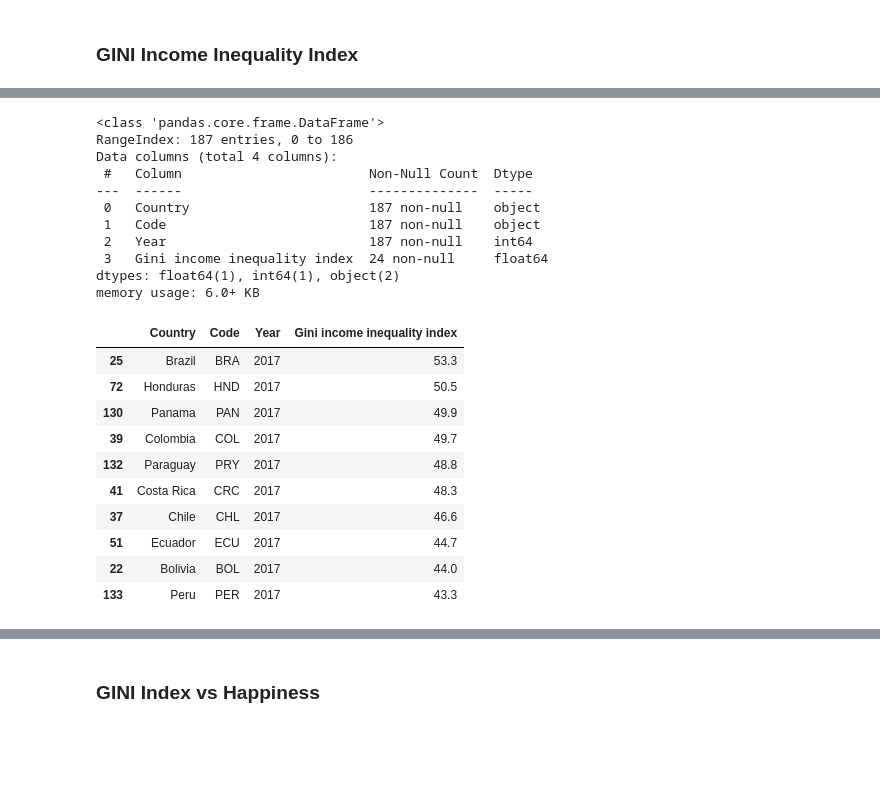
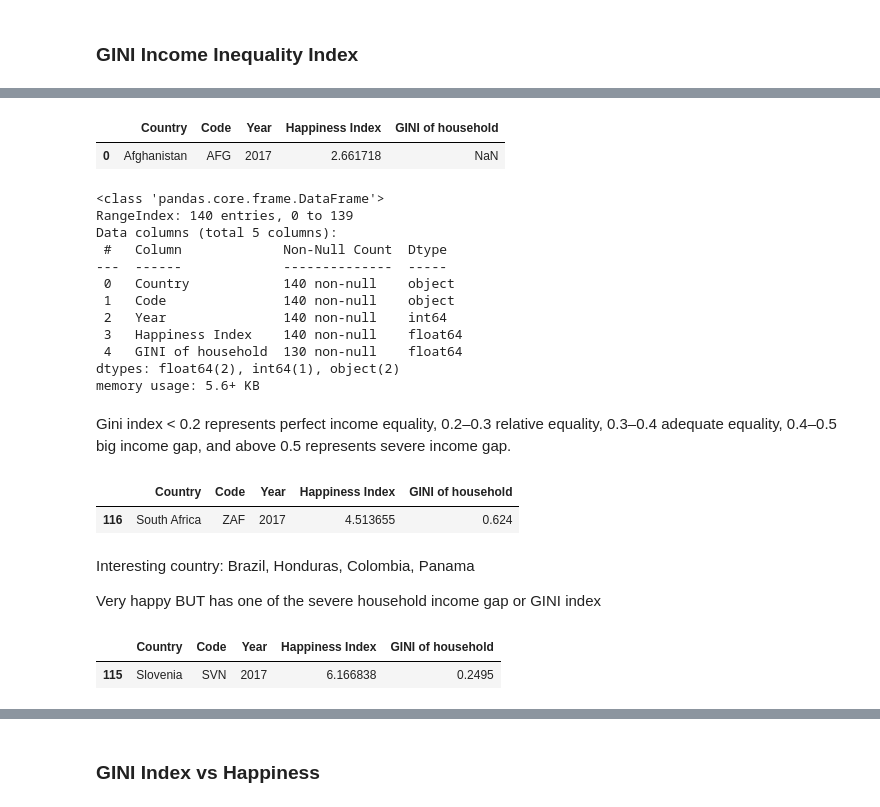
Before and after one commit to jkurtb/Suicide_squad, a Jupyter notebook: Other Variables Correlation.ipynb, the cells around one changed output, grey strips where cells are left out. Drawn from its saved outputs; the diff is of its cells as text; code cells hidden in the pictures; blank space fills up the shorter version.

```diff
--- a/Other Variables Correlation.ipynb
+++ b/Other Variables Correlation.ipynb
@@ -9,7 +28,8 @@ from scipy.stats import linregress
 ## Other Variables Data Correlation
 # %%
 # Load/Read Happiness Index or Ladder Score
-TGE_Sheri= "Data sets/TGE_Sheri.csv"
-other_2017 = pd.read_csv(TGE_Sheri)
-other_2017.head(5)
+pd.set_option('display.max_columns', None)
+TGE_Sheri_v4 = "Data sets/TGE_Sheri_v4.csv"
+other_2017 = pd.read_csv(TGE_Sheri_v4)
+other_2017.head(1)
 # %% [output]
@@ -51,5 +37,0 @@ KeyError: 'Country'
-# %%
-from functools import reduce
-data_sets2017 = [happiness_2017, other_variables2017]
-other_2017 = reduce(lambda left,right: pd.merge(left,right,on='Country'), data_sets2017)
-other_2017
@@ -68,4 +165,0 @@ GINI_2017.head(1)
-# %%
-from functools import reduce
-data_sets2017 = [happiness_2017, GINI_2017]
-other_2017 = reduce(lambda left,right: pd.merge(left,right,on='Country'), data_sets2017)
@@ -100,15 +166,22 @@ GINI_data
+# %%
+GINI_2017 = other_2017.loc[:, ['Country', 'Code', 'Year', 'Happiness Index', 'GINI of household' ]]
+GINI_2017.head(1)
+# %% [output]
+|  | Country | Code | Year | Happiness Index | GINI of household |
+| 0 | Afghanistan | AFG | 2017 | 2.661718 | NaN |
 # %%
 # Quick check about total NaNs and non-Null values
-GINI_index.info()
+GINI_2017.info()
 # %% [output]
 <class 'pandas.core.frame.DataFrame'>
-RangeIndex: 187 entries, 0 to 186
-Data columns (total 4 columns):
- #   Column                        Non-Null Count  Dtype
----  ------                        --------------  -----
- 0   Country                       187 non-null    object
- 1   Code                          187 non-null    object
- 2   Year                          187 non-null    int64
- 3   Gini income inequality index  24 non-null     float64
-dtypes: float64(1), int64(1), object(2)
-memory usage: 6.0+ KB
+RangeIndex: 140 entries, 0 to 139
+Data columns (total 5 columns):
+ #   Column             Non-Null Count  Dtype
+---  ------             --------------  -----
+ 0   Country            140 non-null    object
+ 1   Code               140 non-null    object
+ 2   Year               140 non-null    int64
+ 3   Happiness Index    140 non-null    float64
+ 4   GINI of household  130 non-null    float64
+dtypes: float64(2), int64(1), object(2)
+memory usage: 5.6+ KB
@@ -119,16 +188,20 @@ memory usage: 6.0+ KB
+# %% [markdown]
+Gini index < 0.2 represents perfect income equality, 0.2–0.3 relative equality, 0.3–0.4 adequate equality, 0.4–0.5 big income gap, and above 0.5 represents severe income gap.
 # %%
-# Determine Top countries with data on GINI index
-top_GINI_countries = GINI_data.sort_values(['Gini income inequality index'], ascending=False)
-top_GINI_countries.head(10)
+# Determine Top countries with data on GINI index - worst income gap
+top_GINI_countries = GINI_2017.sort_values(['GINI of household'], ascending=False)
+top_GINI_countries.head(1)
 # %% [output]
-|  | Country | Code | Year | Gini income inequality index |
-| 25 | Brazil | BRA | 2017 | 53.3 |
-| 72 | Honduras | HND | 2017 | 50.5 |
-| 130 | Panama | PAN | 2017 | 49.9 |
-| 39 | Colombia | COL | 2017 | 49.7 |
-| 132 | Paraguay | PRY | 2017 | 48.8 |
-| 41 | Costa Rica | CRC | 2017 | 48.3 |
-| 37 | Chile | CHL | 2017 | 46.6 |
-| 51 | Ecuador | ECU | 2017 | 44.7 |
-| 22 | Bolivia | BOL | 2017 | 44.0 |
-| 133 | Peru | PER | 2017 | 43.3 |
+|  | Country | Code | Year | Happiness Index | GINI of household |
+| 116 | South Africa | ZAF | 2017 | 4.513655 | 0.624 |
+# %% [markdown]
+Interesting country: Brazil, Honduras, Colombia, Panama
+
+Very happy BUT has one of the severe household income gap or GINI index
+# %%
+# Countries with less GINI or with relatively equal income of Household
+less_GINI_countries = GINI_2017.sort_values(['GINI of household'], ascending=True)
+less_GINI_countries.head(1)
+# %% [output]
+|  | Country | Code | Year | Happiness Index | GINI of household |
+| 115 | Slovenia | SVN | 2017 | 6.166838 | 0.2495 |
```
Also changed, not shown: parts of 49 cells of this notebook, 13 other files.
